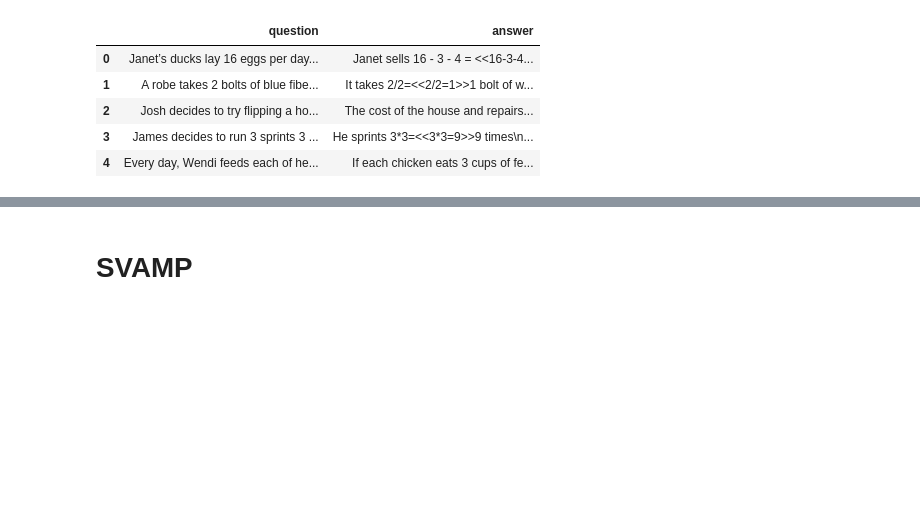
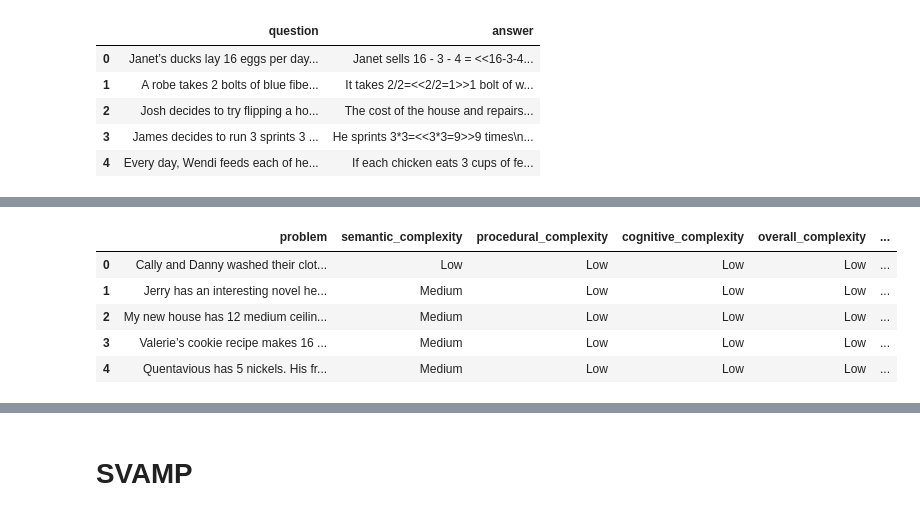
Before and after one commit to SauravK12/Compsci_703, a Jupyter notebook: 703_task.ipynb, the cells around one changed output, grey strips where cells are left out. Cells and saved outputs as stored; diff of their text form; code cells hidden in the pictures; blank space fills up the shorter version.

```diff
--- a/703_task.ipynb
+++ b/703_task.ipynb
@@ -55,0 +870,9 @@ test_gsm8k.head()
+# %%
+gsm8k_sample.head()
+# %% [output]
+|  | problem | semantic_complexity | procedural_complexity | cognitive_complexity | overall_complexity | ... |
+| 0 | Cally and Danny washed their clot... | Low | Low | Low | Low | ... |
+| 1 | Jerry has an interesting novel he... | Medium | Low | Low | Low | ... |
+| 2 | My new house has 12 medium ceilin... | Medium | Low | Low | Low | ... |
+| 3 | Valerie’s cookie recipe makes 16 ... | Medium | Low | Low | Low | ... |
+| 4 | Quentavious has 5 nickels. His fr... | Medium | Low | Low | Low | ... |
```
Also changed, not shown: parts of 36 cells of this notebook.
